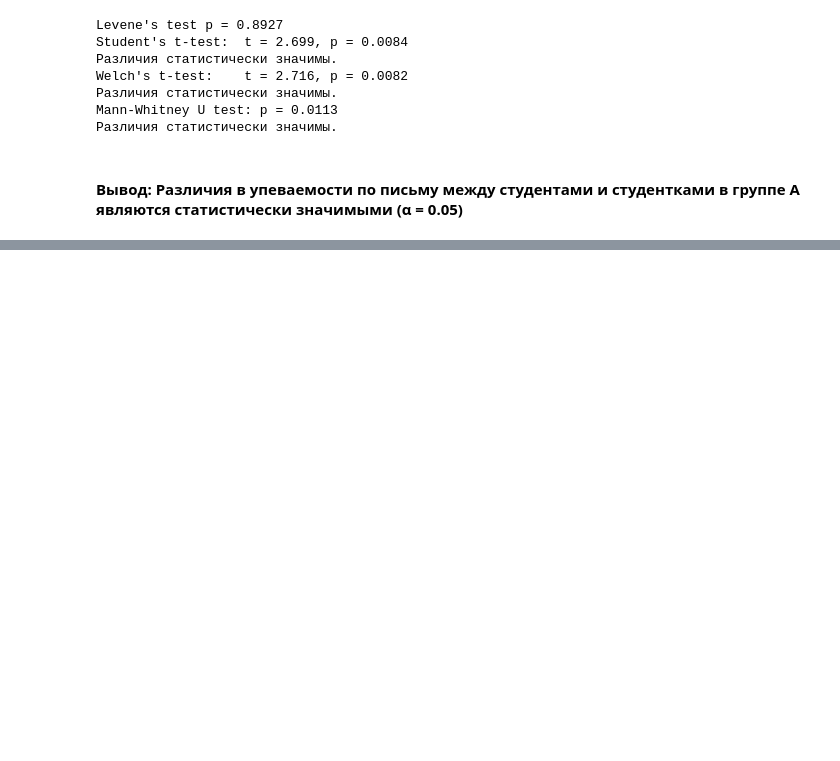
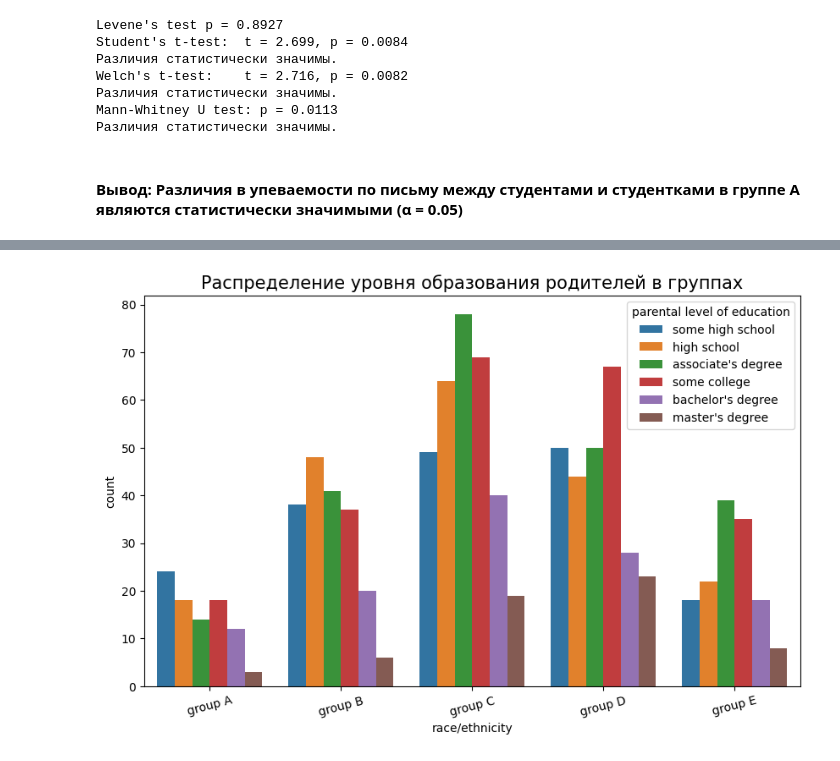
Before and after one commit to AlexanderGajduk/data_analytics, a Jupyter notebook: StudentsAchievements.ipynb, the cells around one changed output, grey strips where cells are left out. Drawn from its saved outputs; the diff is of its cells as text; code cells hidden in the pictures; blank space fills up the shorter version.

```diff
--- a/StudentsAchievements.ipynb
+++ b/StudentsAchievements.ipynb
@@ -462,0 +552,8 @@ plt.show()
+# %%
+plt.figure(figsize=(10, 6))
+plt.title('Распределение уровня образования родителей в группах', fontsize = 15)
+sns.countplot(df, x = 'race/ethnicity',hue='parental level of education')
+plt.xticks(rotation=15)
+plt.show()
+# %% [output]
+[figure, added]
```
Also changed, not shown: parts of 61 cells of this notebook.
